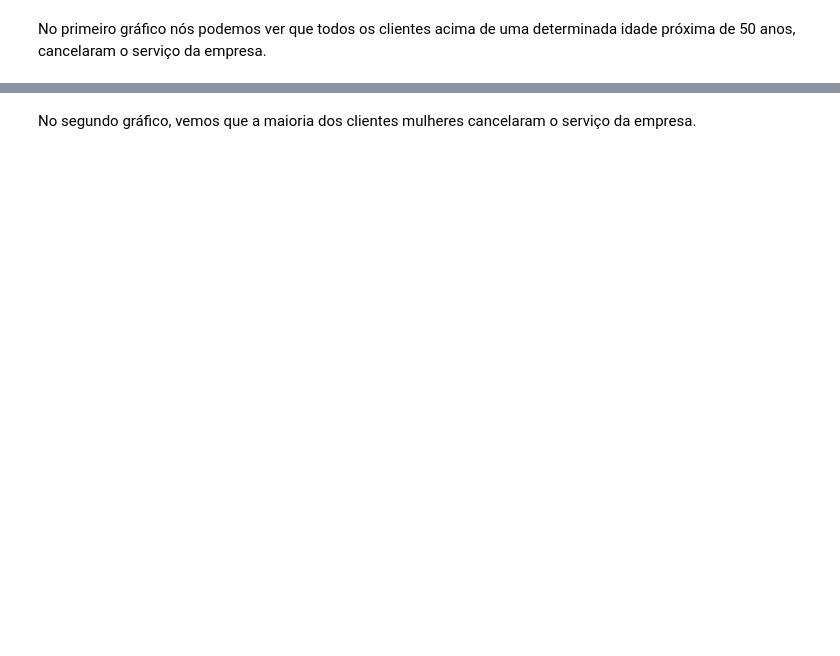
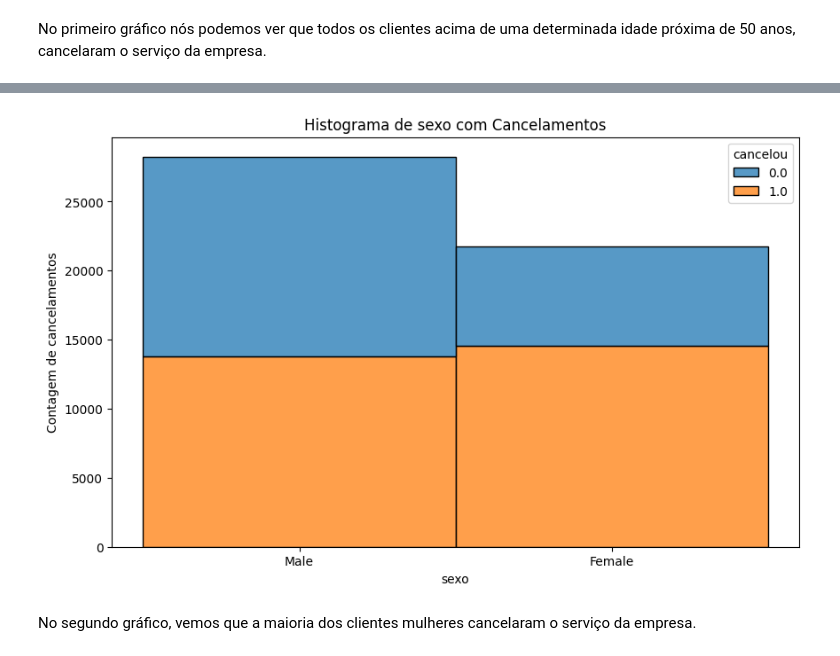
Before and after one commit to arthuraraujo0/Maratona_Python, a Jupyter notebook: Projeto_2/Cancelamento_de_clientes.ipynb, the cells around one changed output, grey strips where cells are left out. Drawn from its saved outputs; the diff is of its cells as text; code cells hidden in the pictures; blank space fills up the shorter version.

```diff
--- a/Projeto_2/Cancelamento_de_clientes.ipynb
+++ b/Projeto_2/Cancelamento_de_clientes.ipynb
@@ -153,2 +153,13 @@ grafico.show()
+# %%
+plt.figure(figsize=(10, 6))
+sns.histplot(data=tabela, x='sexo', hue='cancelou', multiple='stack')
+
+plt.title('Histograma de sexo com Cancelamentos')
+plt.xlabel('sexo')
+plt.ylabel('Contagem de cancelamentos')
+
+plt.show()
+# %% [output]
+[figure, added]
 # %% [markdown]
 No segundo gráfico, vemos que a maioria dos clientes mulheres cancelaram o serviço da empresa.
```
Also changed, not shown: parts of 14 cells of this notebook.
